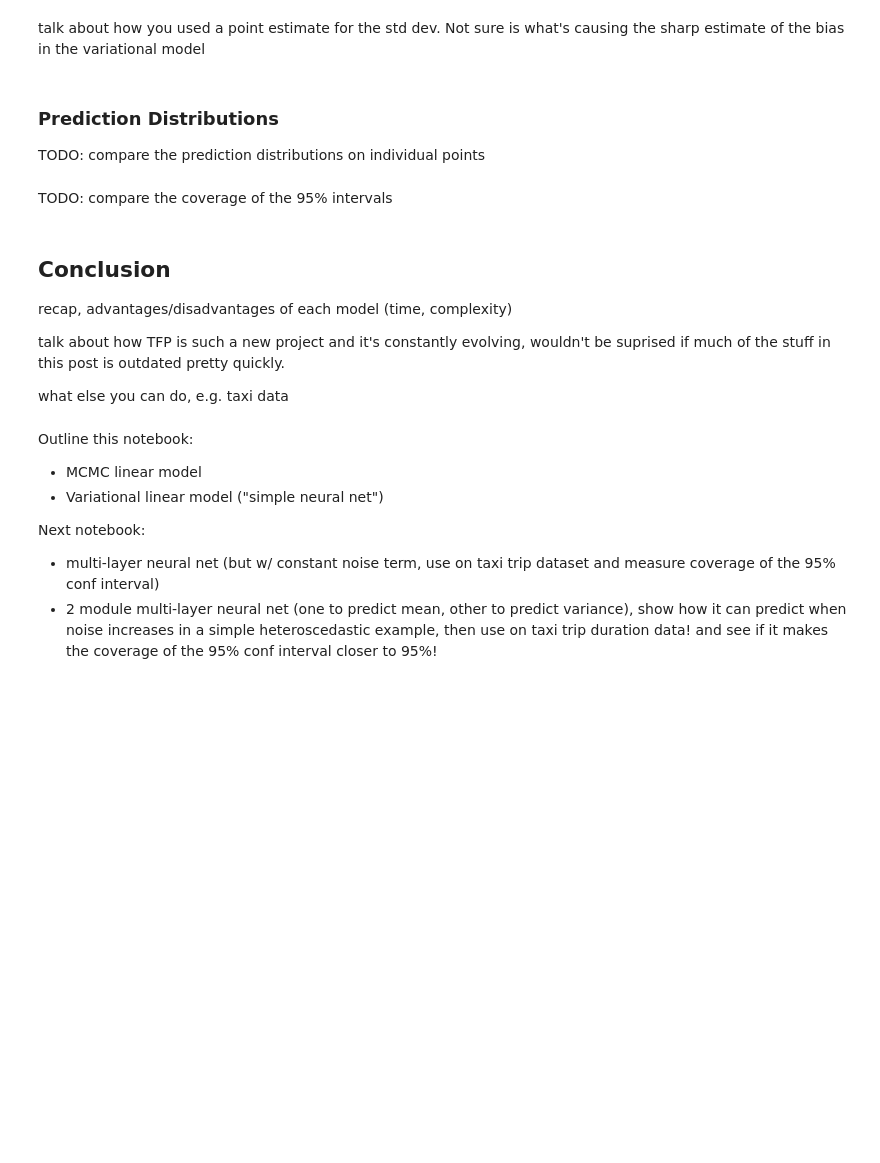
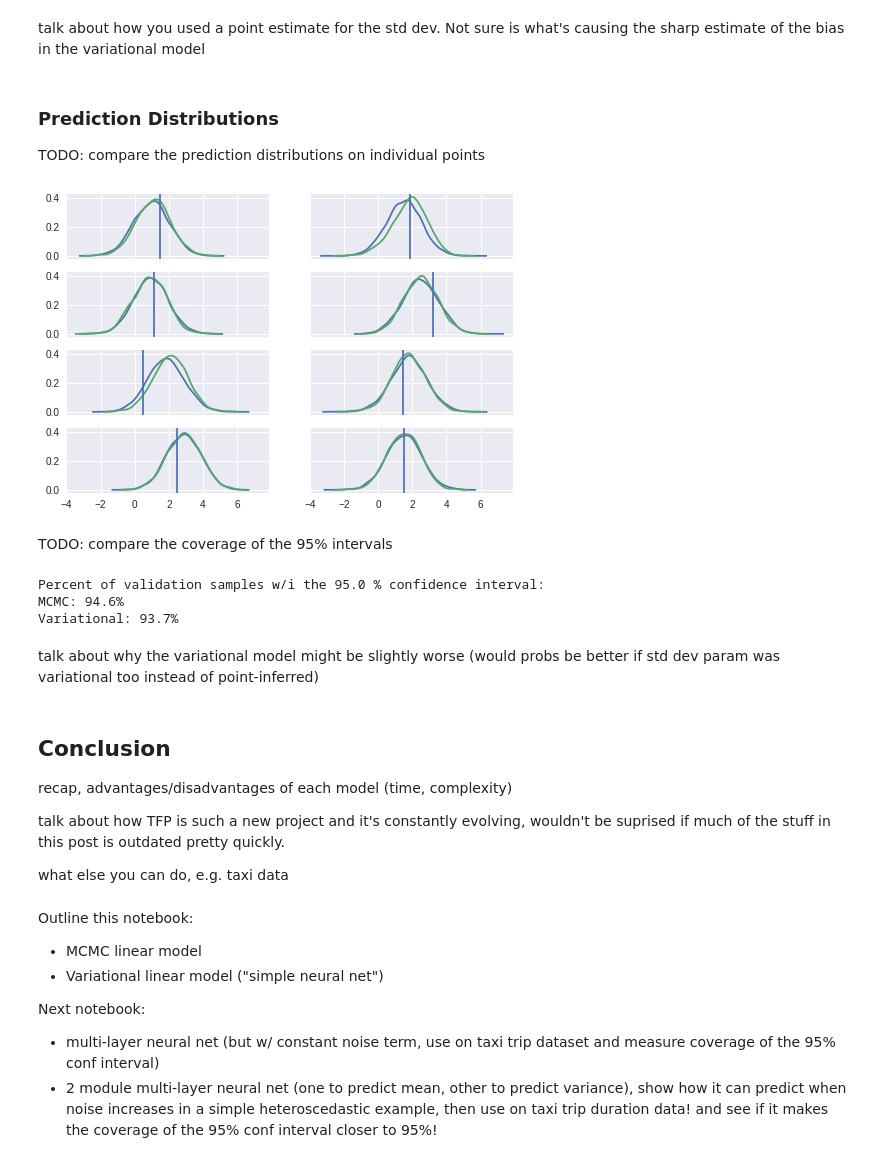
Before and after one commit to brendanhasz/tfp-bayesian-regression, a Jupyter notebook: TFP_Linear_Regression.ipynb, the cells around one changed output. Saved outputs shown, nothing was run; the diff lists cells and outputs as text; code cells hidden in the pictures; blank space fills up the shorter version.

```diff
--- a/TFP_Linear_Regression.ipynb
+++ b/TFP_Linear_Regression.ipynb
@@ -603,11 +570,7 @@ with tf.Session() as sess:
   b_draw = layer.bias_posterior.sample(Nmc)
   w_post, b_post = sess.run([w_draw, b_draw])
 
-  # Draw posterior predictive samples
-  posterior_predictive_var = np.asarray([sess.run(pred_distribution_means, feed_dict={handle: val_handle}) for _ in range(Nmc)])
-  #this might have to be:
-  #posterior_predictive_var = np.asarray([sess.run((pred_distribution_means), feed_dict={handle: val_handle}) for _ in range(Nmc)])
-
   # Draw prediction distribution samples
-  prediction_dist_var = sess.run((pred_distribution.sample(Nmc)), feed_dict={handle: val_handle})
+  prediction_dist_var = sess.run((pred_distribution.sample(Nmc)),
+                                 feed_dict={handle: val_handle})
 # %% [output]
@@ -735,9 +696,0 @@ TODO
-# %%
-# Plot random datapoints and their posterior predictive distributions
-fig, axes = plt.subplots(4, 2, sharex='all')
-for i in range(4):
-  for j in range(2):
-    ix = i*2+j
-    pred_dist = posterior_predictive_var[:, ix, 0]
-    sns.kdeplot(pred_dist, shade=True, ax=axes[i][j])
-    axes[i][j].axvline(x=y_val[ix,0])
@@ -784,15 +730,0 @@ and again the 95% interval coverage is smaller for the posterior predictive dist
-# %%
-# Compute proportion of estimates on validation data
-# which fall within the 95% posterior predictive distribution
-q0 = 2.5
-q1 = 97.5
-within_conf_int = np.zeros(N_val)
-for i in range(N_val):
-  pred_dist = posterior_predictive_var[:, i, 0]
-  p0 = np.percentile(pred_dist, q0)
-  p1 = np.percentile(pred_dist, q1)
-  if p0<=y_val[i] and p1>y_val[i]:
-    within_conf_int[i] = 1
-
-print('%0.1f %% of validation samples are w/i the %0.1f %% prediction interval'
-      % (100*np.mean(within_conf_int), q1-q0))
@@ -849,17 +775,17 @@ TODO: compare the prediction distributions on individual points
 # %%
 # Plot some datapoints and their prediction distributions
 # as computed by MCMC and variational Bayes
 fig, axes = plt.subplots(4, 2, sharex='all', sharey='all')
 for i in range(4):
   for j in range(2):
     ix = i*2+j
     pred_dist_var = prediction_dist_var[:, ix, 0]
     pred_dist = prediction_distribution[ix,:]
-    sns.kdeplot(pred_dist, shade=True, ax=axes[i][j])
-    sns.kdeplot(pred_dist_var, shade=True, ax=axes[i][j])
+    sns.kdeplot(pred_dist, ax=axes[i][j])
+    sns.kdeplot(pred_dist_var, ax=axes[i][j])
     axes[i][j].axvline(x=y_val[ix,0])
-
-TODO: LEGEND in plots comparing mcmc to variational
+# %% [output]
+[figure, added]
 # %% [markdown]
 TODO: compare the coverage of the 95% intervals
 # %%
@@ -870,24 +796,31 @@ q1 = 97.5
 within_conf_int = np.zeros(N_val)
 within_conf_int_var = np.zeros(N_val)
 for i in range(N_val):
-  pred_dist = prediction_distribution[ix,:]  p0 = np.percentile(pred_dist, q0)
+  # For MCMC
+  pred_dist = prediction_distribution[i,:]
   p0 = np.percentile(pred_dist, q0)
   p1 = np.percentile(pred_dist, q1)
   if p0<=y_val[i] and p1>y_val[i]:
     within_conf_int[i] = 1
 
-  pred_dist_var = prediction_dist_var[:, ix, 0]
+  # For variational model
+  pred_dist_var = prediction_dist_var[:, i, 0]
   p0 = np.percentile(pred_dist_var, q0)
   p1 = np.percentile(pred_dist_var, q1)
   if p0<=y_val[i] and p1>y_val[i]:
     within_conf_int_var[i] = 1
 
-print('%0.1f %% of validation samples are w/i the MCMC model %0.1f %% prediction interval'
-      % (100*np.mean(within_conf_int), q1-q0))
-print('%0.1f %% of validation samples are w/i the variational model %0.1f %% prediction interval'
-      % (100*np.mean(within_conf_int_var), q1-q0))
-
-TODO: calibration curve for both? conf interval goes from 0 -> 1, %in interval should lie along identiy line
+# Print 95% interval coverage
+print('Percent of validation samples w/i the %0.1f %% confidence interval:'
+      % (q1-q0))
+print('MCMC: %0.1f%%' % (100*np.mean(within_conf_int)))
+print('Variational: %0.1f%%' % (100*np.mean(within_conf_int_var)))
+# %% [output]
+Percent of validation samples w/i the 95.0 % confidence interval:
+MCMC: 94.6%
+Variational: 93.7%
+# %% [markdown]
+talk about why the variational model might be slightly worse (would probs be better if std dev param was variational too instead of point-inferred)
 # %% [markdown]
 ## Conclusion
 
```
Also changed, not shown: parts of 25 cells of this notebook.
